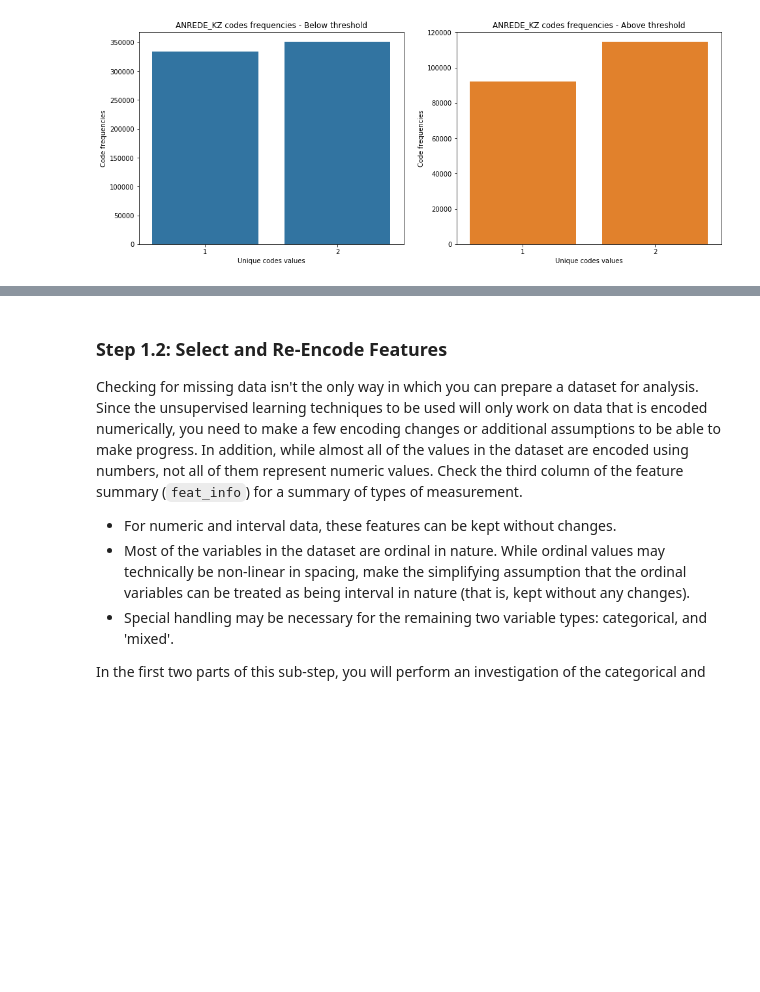
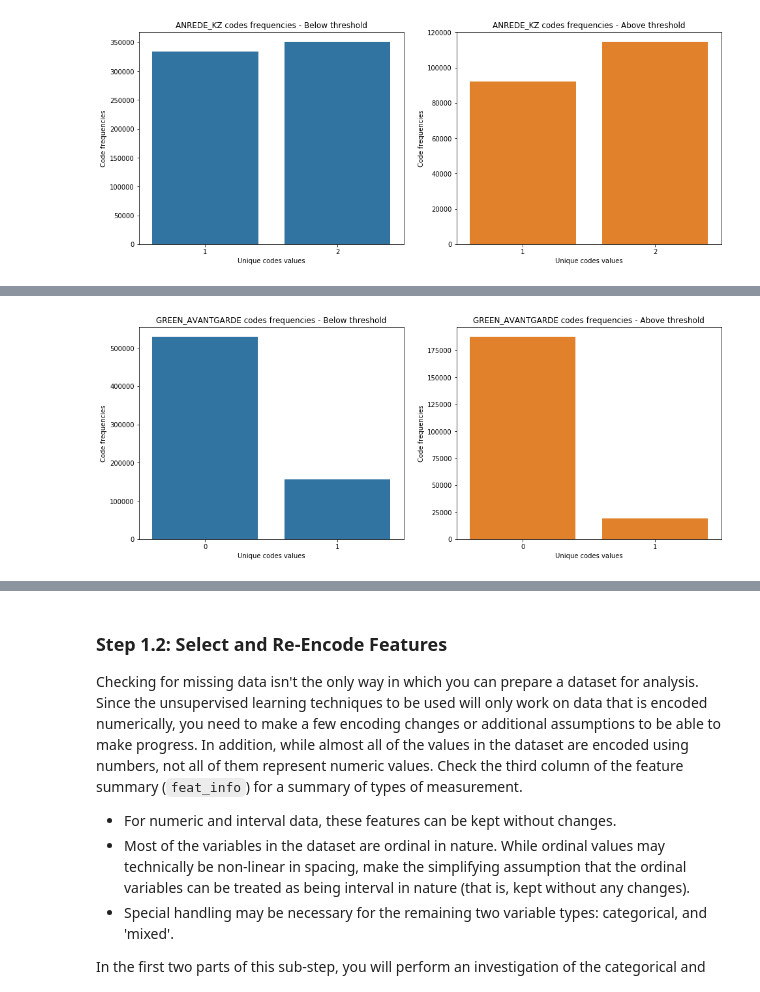
Before and after one commit to jlcossi/identify_customer_segments, a Jupyter notebook: Identify_Customer_Segments.ipynb, the cells around one changed output, grey strips where cells are left out. Drawn from its saved outputs; the diff is of its cells as text; code cells hidden in the pictures; blank space fills up the shorter version.

```diff
--- a/Identify_Customer_Segments.ipynb
+++ b/Identify_Customer_Segments.ipynb
@@ -379,0 +399,5 @@ Name: ANREDE_KZ, dtype: int64
+# %%
+# Compagre GREEN_AVANTGARDE
+compare_column_distribution('GREEN_AVANTGARDE', df_azdias_below, df_azdias_above)
+# %% [output]
+[figure, added]
```
Also changed, not shown: parts of 8 cells of this notebook.
